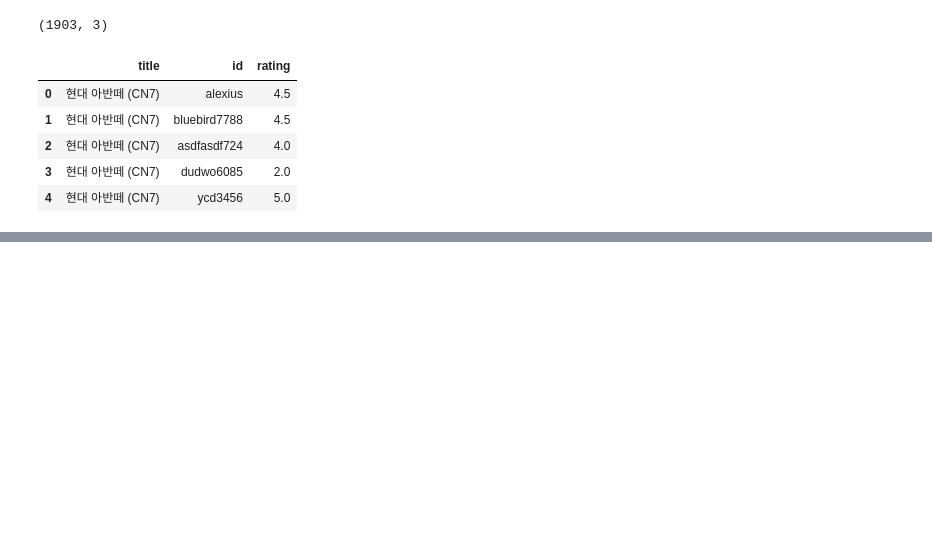
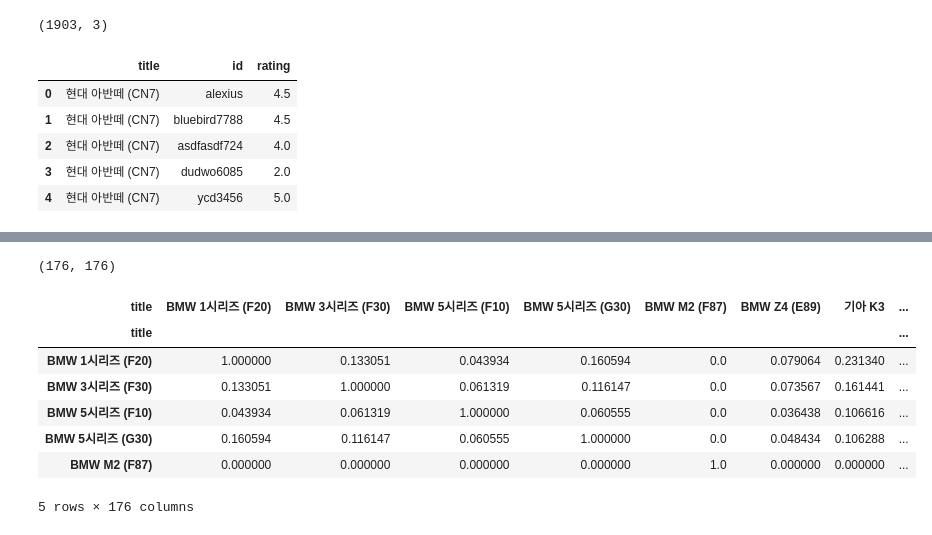
Before and after one commit to SubinKim22/project, a Jupyter notebook: encar.ipynb, the cells around one changed output, grey strips where cells are left out. Saved outputs shown, nothing was run; the diff lists cells and outputs as text; code cells hidden in the pictures; blank space fills up the shorter version.

```diff
--- a/encar.ipynb
+++ b/encar.ipynb
@@ -283,0 +363,5 @@ sk_encar_df.to_csv("encar.csv", encoding='utf-8-sig')
+# %%
+from sklearn.metrics.pairwise import cosine_similarity
+
+car_cos_sim = cosine_similarity(ratings_matrix_T, ratings_matrix_T)
+car_cos_sim
@@ -283,0 +382,18 @@ sk_encar_df.to_csv("encar.csv", encoding='utf-8-sig')
+# %%
+# cosine_similarity() 로 반환된 넘파이 행렬을 영화명을 매핑하여 DataFrame으로 변환
+# array -> dataframe
+car_cos_sim_df = pd.DataFrame(data=car_cos_sim, index=ratings_matrix.columns,
+                          columns=ratings_matrix.columns)
+
+print(car_cos_sim_df.shape)
+car_cos_sim_df.head(5)
+# %% [output]
+(176, 176)
+| title | BMW 1시리즈 (F20) | BMW 3시리즈 (F30) | BMW 5시리즈 (F10) | BMW 5시리즈 (G30) | BMW M2 (F87) | BMW Z4 (E89) | 기아 K3 | ... |
+| title |  |  |  |  |  |  |  | ... |
+| BMW 1시리즈 (F20) | 1.000000 | 0.133051 | 0.043934 | 0.160594 | 0.0 | 0.079064 | 0.231340 | ... |
+| BMW 3시리즈 (F30) | 0.133051 | 1.000000 | 0.061319 | 0.116147 | 0.0 | 0.073567 | 0.161441 | ... |
+| BMW 5시리즈 (F10) | 0.043934 | 0.061319 | 1.000000 | 0.060555 | 0.0 | 0.036438 | 0.106616 | ... |
+| BMW 5시리즈 (G30) | 0.160594 | 0.116147 | 0.060555 | 1.000000 | 0.0 | 0.048434 | 0.106288 | ... |
+| BMW M2 (F87) | 0.000000 | 0.000000 | 0.000000 | 0.000000 | 1.0 | 0.000000 | 0.000000 | ... |
+5 rows × 176 columns
```
Also changed, not shown: parts of 29 cells of this notebook.
